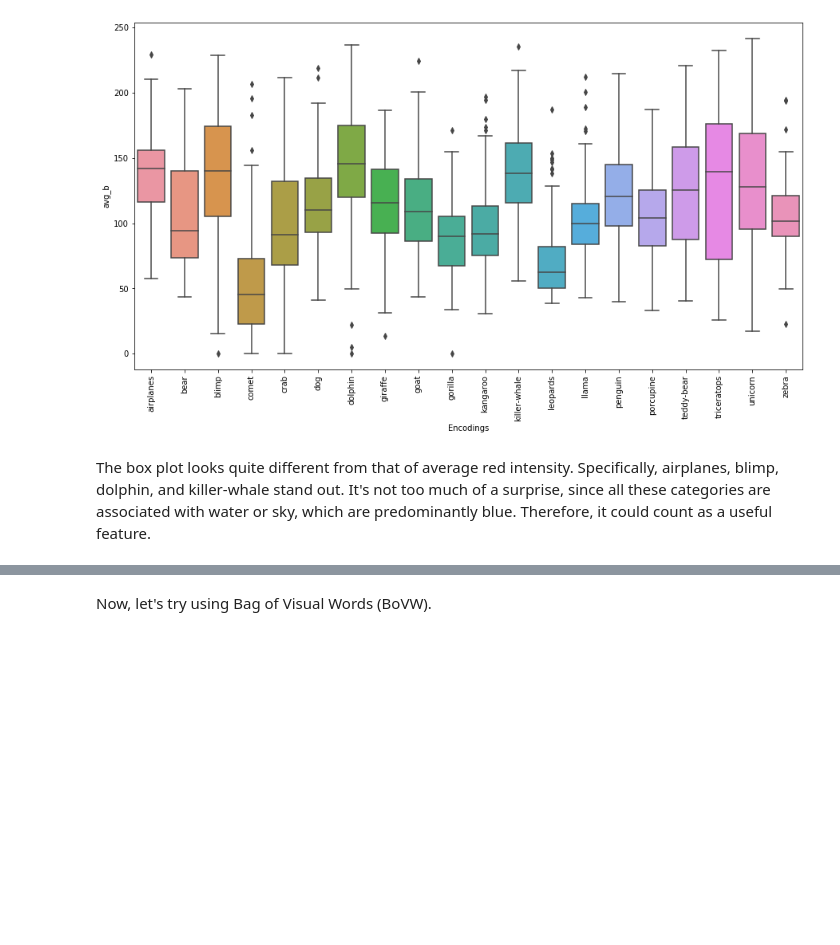
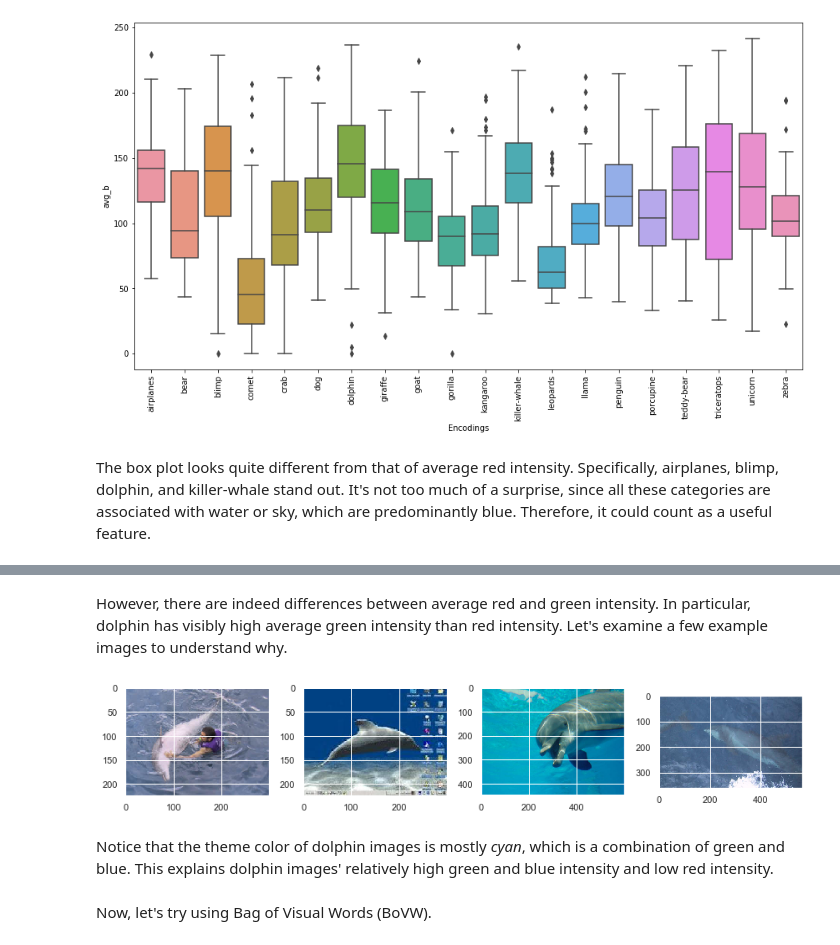
Before and after one commit to JRChow/data-200-grad-proj, a Jupyter notebook: GradProject_NB2.ipynb, the cells around one changed output, grey strips where cells are left out. Saved outputs shown, nothing was run; the diff lists cells and outputs as text; code cells hidden in the pictures; blank space fills up the shorter version.

```diff
--- a/GradProject_NB2.ipynb
+++ b/GradProject_NB2.ipynb
@@ -160,3 +184,11 @@ The box plot looks quite different from that of average red intensity. Specifica
+# %% [markdown]
+However, there are indeed differences between average red and green intensity. In particular, dolphin has visibly high average green intensity than red intensity. Let's examine a few example images to understand why.
+# %%
+show_sample_images("dolphin")
+# %% [output]
+[figure, added]
+# %% [markdown]
+Notice that the theme color of dolphin images is mostly *cyan*, which is a combination of green and blue. This explains dolphin images' relatively high green and blue intensity and low red intensity.
 # %% [markdown]
 Now, let's try using Bag of Visual Words (BoVW).
 # %% [markdown]
```
Also changed, not shown: parts of 6 cells of this notebook.
